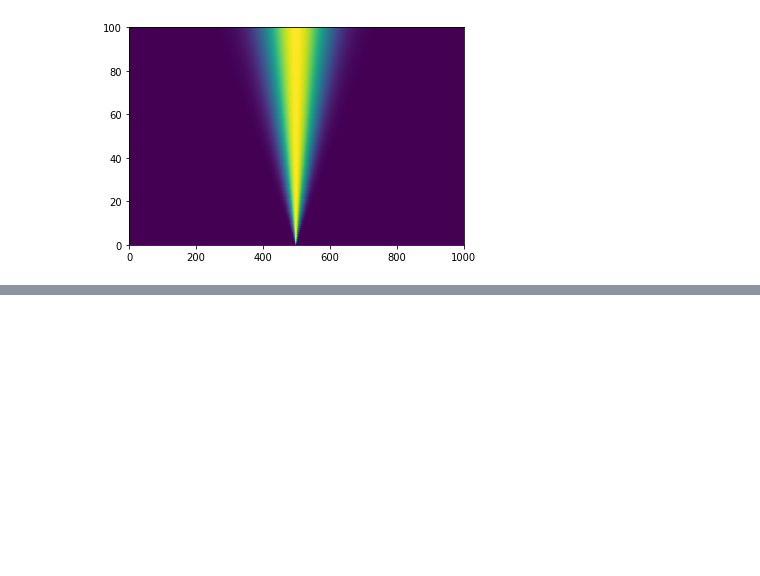
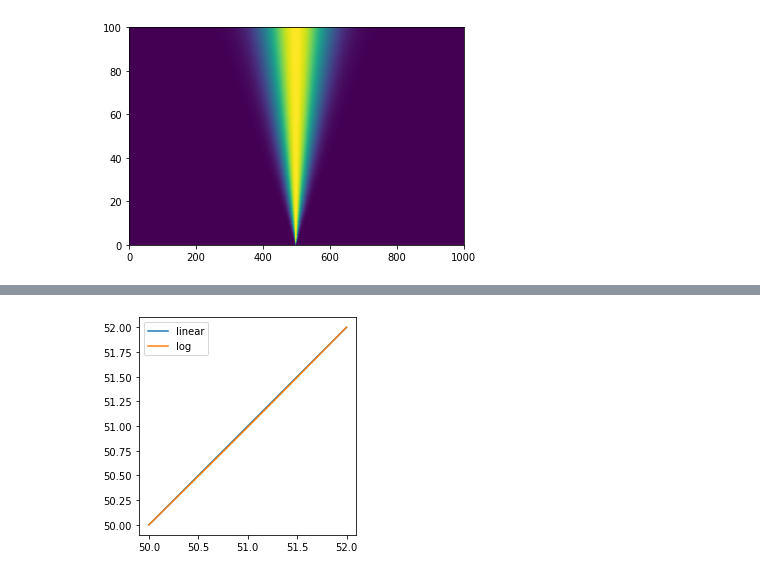
Before and after one commit to RJODRISCOLL/Math-with-py, a Jupyter notebook: Algebra/Algebra 2.ipynb, the cells around one changed output, grey strips where cells are left out. Cells and saved outputs as stored; diff of their text form; code cells hidden in the pictures; blank space fills up the shorter version.

```diff
--- a/Algebra/Algebra 2.ipynb
+++ b/Algebra/Algebra 2.ipynb
@@ -299,0 +349,13 @@ plt.pcolormesh(g)
+# %%
+a= 50
+b= 52
+n=50
+li = np.linspace(a,b,n)
+lo = np.logspace(np.log10(a), np.log10(b), n)
+plt.plot(li, li, label = 'linear')
+plt.plot(li, lo, label = 'log')
+plt.legend()
+plt.axis('square')
+plt.show()
+# %% [output]
+[figure, added]
```
Also changed, not shown: parts of 16 cells of this notebook, 1 other file.
